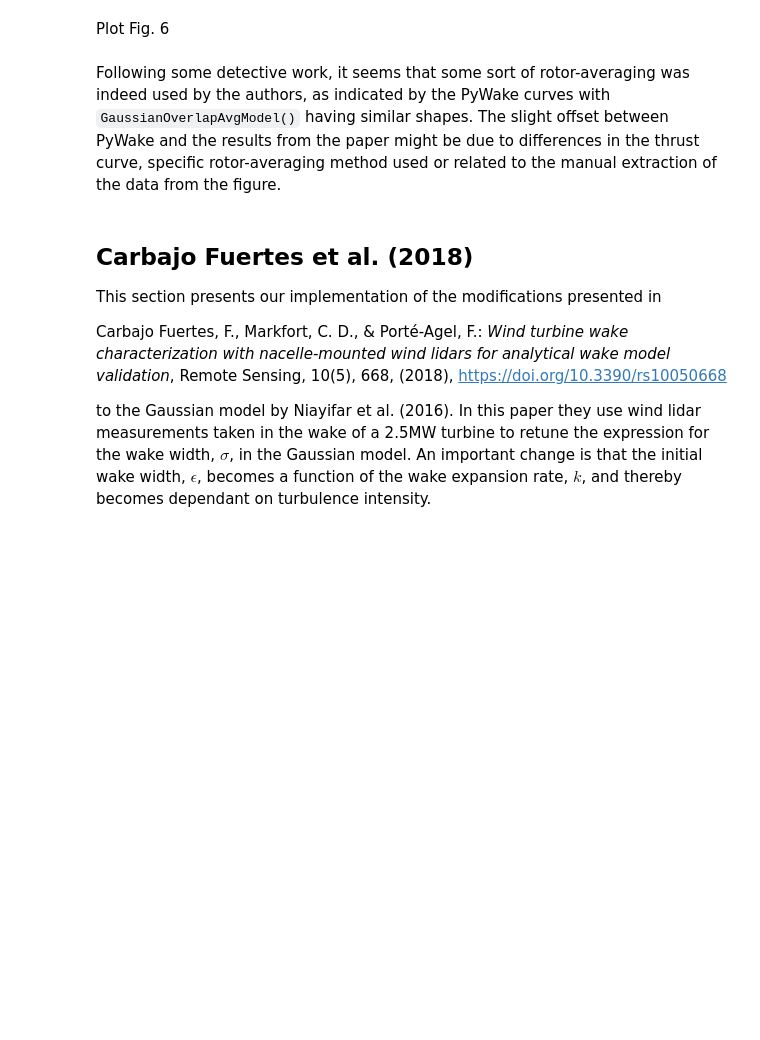
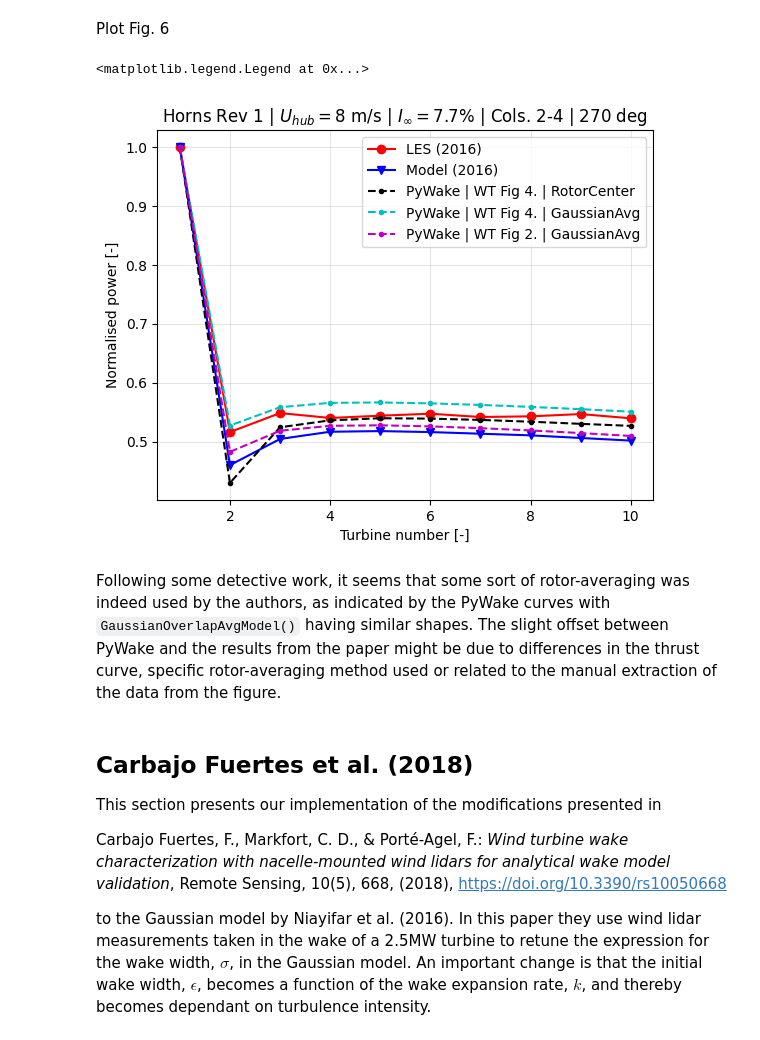
Before and after one commit to geoxiadis/smth, a Jupyter notebook: docs/notebooks/literature_verification/Gaussian.ipynb, the cells around one changed output. Drawn from its saved outputs; the diff is of its cells as text; code cells hidden in the pictures; blank space fills up the shorter version.

```diff
--- a/docs/notebooks/literature_verification/Gaussian.ipynb
+++ b/docs/notebooks/literature_verification/Gaussian.ipynb
@@ -290,29 +310,32 @@ Plot Fig. 6
 # %%
 plt.figure()
 iwt = np.linspace(1, 10, 10)
 plt.plot(iwt, ref_fig6['LES'][:, 1], 'ro-', label='LES (2016)')
 plt.plot(iwt, ref_fig6['model'][:, 1], 'bv-', label='Model (2016)')
 
 # select wind direction 270 degrees
 iwd = 97
 # select columns
 pp = np.zeros((3, 10, 3))
 for i in range(pp.shape[0]):
     pp[i, :, 0] = sim_rc.Power.values[8 - (i + 2)::8, iwd, 0]
     pp[i, :, 1] = sim_ga.Power.values[8 - (i + 2)::8, iwd, 0]
     pp[i, :, 2] = sim_ga_fig2.Power.values[8 - (i + 2)::8, iwd, 0]
 # average over columns
 pp_avg = np.mean(pp, axis=0)
 # plot results
 plt.plot(iwt, pp_avg[:, 0] / pp_avg[0, 0], 'k.--', label='PyWake | WT Fig 4. | RotorCenter')
 plt.plot(iwt, pp_avg[:, 1] / pp_avg[0, 1], 'c.--', label='PyWake | WT Fig 4. | GaussianAvg')
 plt.plot(iwt, pp_avg[:, 2] / pp_avg[0, 2], 'm.--', label='PyWake | WT Fig 2. | GaussianAvg')
 
 plt.xlabel('Turbine number [-]')
 plt.ylabel('Normalised power [-]')
-plt.title('Horns Rev 1 | $U_{hub}=8$ m/s | $I_{\infty}=7.7$%')
+plt.title('Horns Rev 1 | $U_{hub}=8$ m/s | $I_{\infty}=7.7$% | Cols. 2-4 | ' + '{:.0f} deg'.format(sim_ga.wd.values[iwd]))
 plt.grid('on', lw=0.5, alpha=0.5)
 plt.legend()
+# %% [output]
+<matplotlib.legend.Legend at 0x...>
+[figure, added]
 # %% [markdown]
 Following some detective work, it seems that some sort of rotor-averaging was indeed used by the authors, as indicated by the PyWake curves with `GaussianOverlapAvgModel()` having similar shapes. The slight offset between PyWake and the results from the paper might be due to differences in the thrust curve, specific rotor-averaging method used or related to the manual extraction of the data from the figure.
 # %% [markdown]
```
Also changed, not shown: parts of 12 cells of this notebook, 1 other file.
